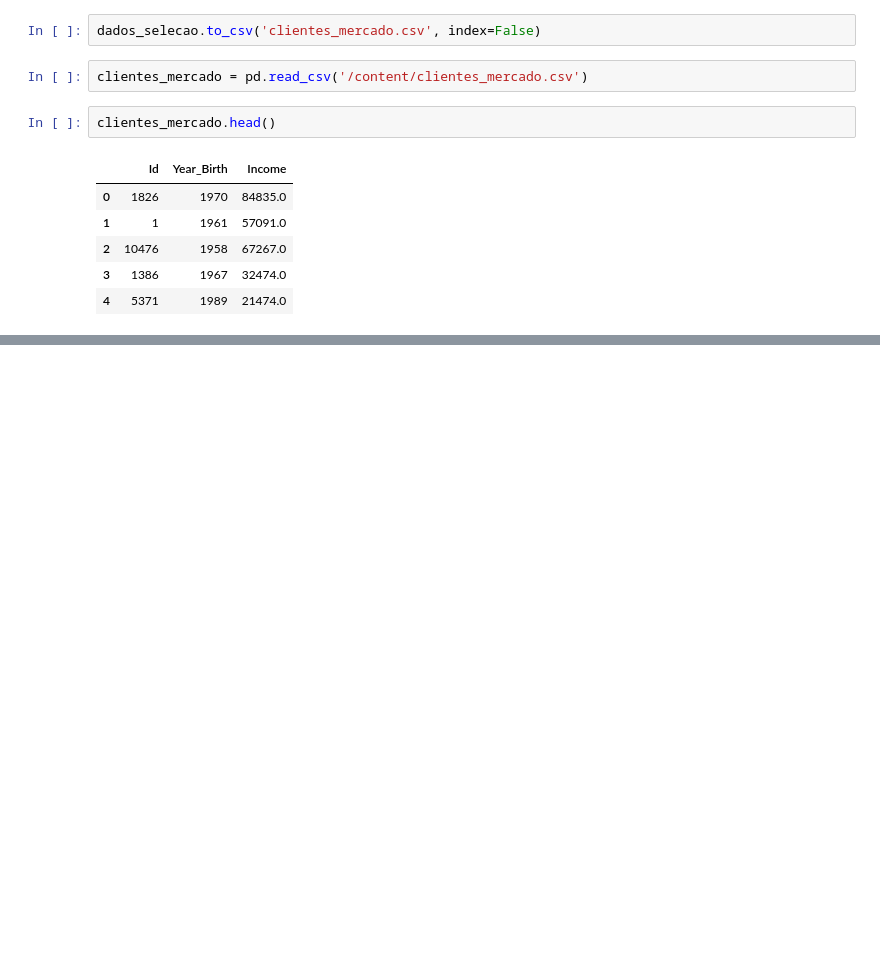
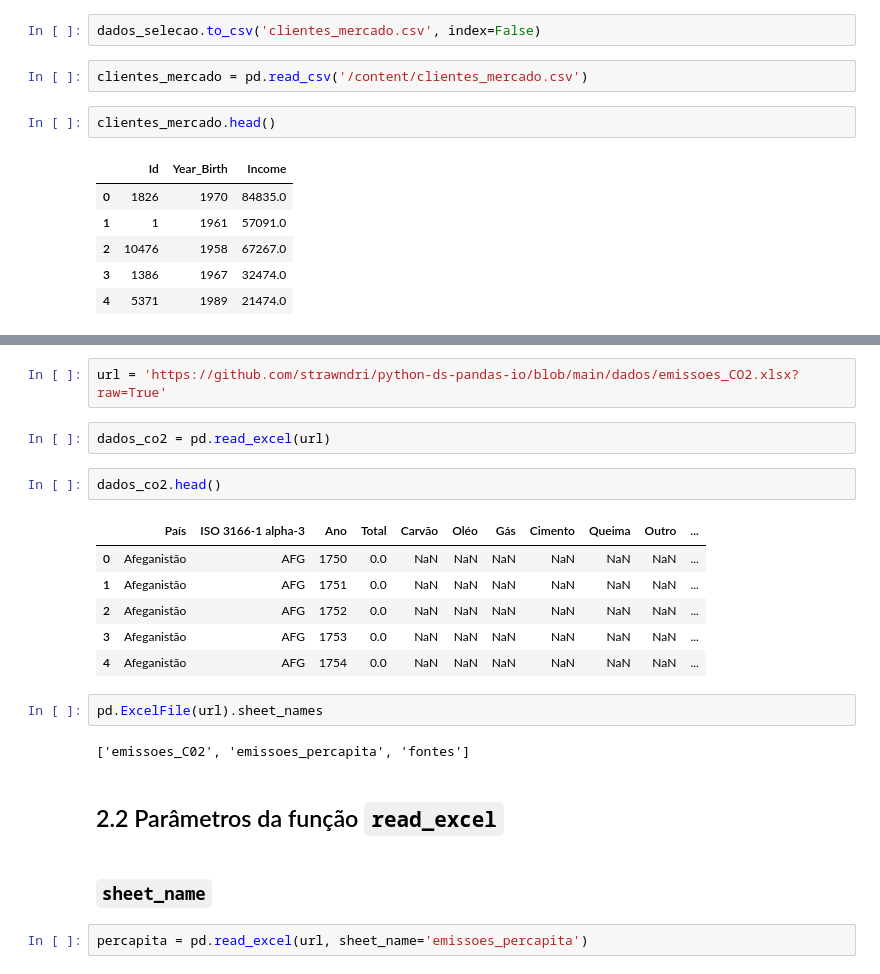
Before and after one commit to strawndri/python-ds-pandas-io, a Jupyter notebook: Projeto_Python_Data_Science.ipynb, the cells around one changed output, grey strips where cells are left out. Drawn from its saved outputs; the diff is of its cells as text; blank space fills up the shorter version.

```diff
--- a/Projeto_Python_Data_Science.ipynb
+++ b/Projeto_Python_Data_Science.ipynb
@@ -162,0 +171,23 @@ clientes_mercado.head()
+# %%
+url = 'https://github.com/strawndri/python-ds-pandas-io/blob/main/dados/emissoes_CO2.xlsx?raw=True'
+# %%
+dados_co2 = pd.read_excel(url)
+# %%
+dados_co2.head()
+# %% [output]
+|  | País | ISO 3166-1 alpha-3 | Ano | Total | Carvão | Oléo | Gás | Cimento | Queima | Outro | ... |
+| 0 | Afeganistão | AFG | 1750 | 0.0 | NaN | NaN | NaN | NaN | NaN | NaN | ... |
+| 1 | Afeganistão | AFG | 1751 | 0.0 | NaN | NaN | NaN | NaN | NaN | NaN | ... |
+| 2 | Afeganistão | AFG | 1752 | 0.0 | NaN | NaN | NaN | NaN | NaN | NaN | ... |
+| 3 | Afeganistão | AFG | 1753 | 0.0 | NaN | NaN | NaN | NaN | NaN | NaN | ... |
+| 4 | Afeganistão | AFG | 1754 | 0.0 | NaN | NaN | NaN | NaN | NaN | NaN | ... |
+# %%
+pd.ExcelFile(url).sheet_names
+# %% [output]
+['emissoes_C02', 'emissoes_percapita', 'fontes']
+# %% [markdown]
+## 2.2 Parâmetros da função `read_excel`
+# %% [markdown]
+### `sheet_name`
+# %%
+percapita = pd.read_excel(url, sheet_name='emissoes_percapita')
```
Also changed, not shown: parts of 24 cells of this notebook.
